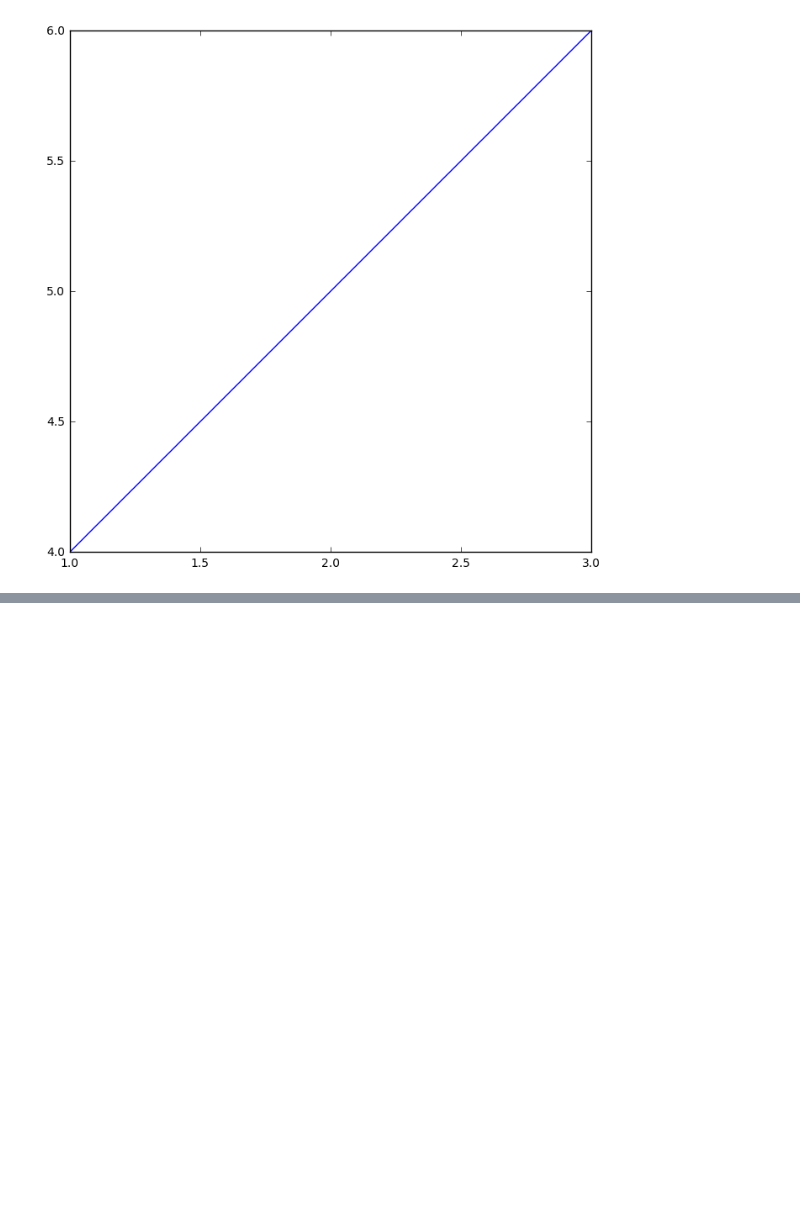
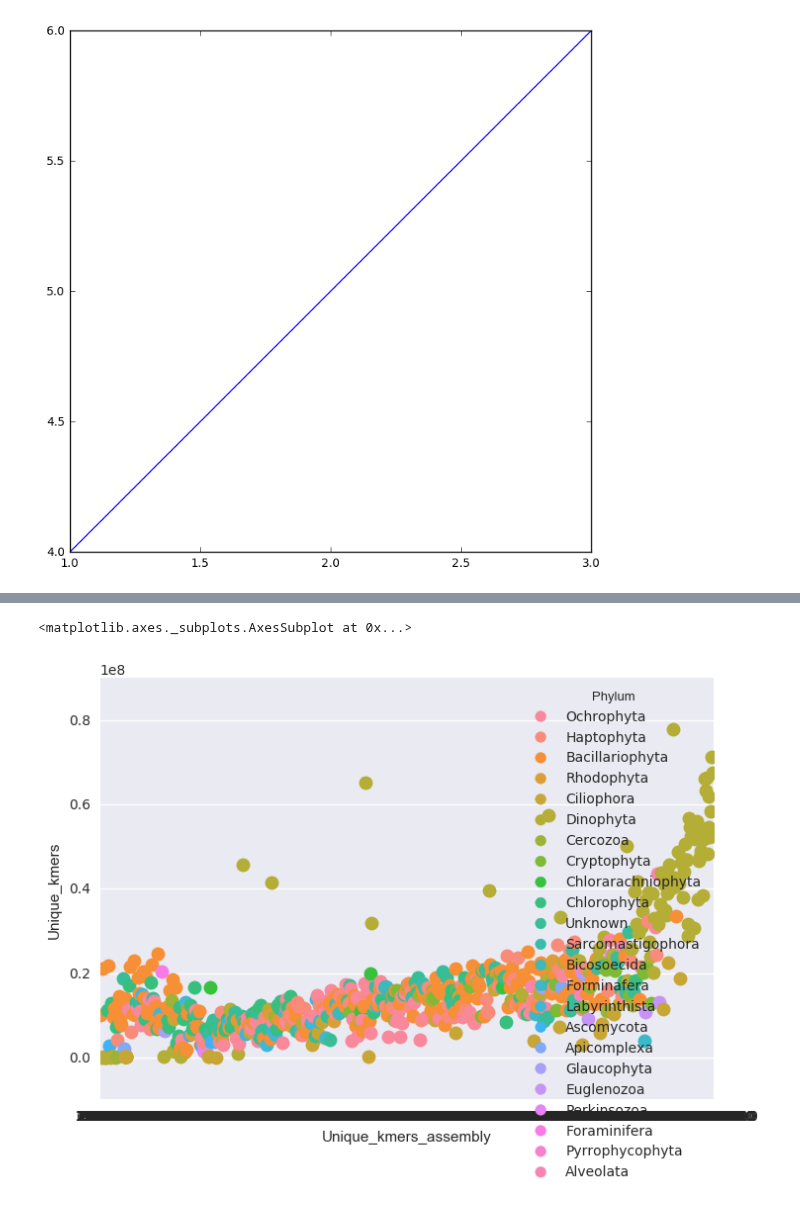
Before and after one commit to johnsolk/MMETSP, a Jupyter notebook: notebooks/ASLO_talk_figures.ipynb, the cells around one changed output, grey strips where cells are left out. Cells and saved outputs as stored; diff of their text form; code cells hidden in the pictures; blank space fills up the shorter version.

```diff
--- a/notebooks/ASLO_talk_figures.ipynb
+++ b/notebooks/ASLO_talk_figures.ipynb
@@ -135,0 +217,6 @@ axs.plot([1,2,3],[4,5,6])
+# %%
+import seaborn as sns
+sns.swarmplot(x="Unique_kmers_assembly", y="Unique_kmers", data=kmers_frame, hue="Phylum", size=10)
+# %% [output]
+<matplotlib.axes._subplots.AxesSubplot at 0x...>
+[figure, added]
```
Also changed, not shown: parts of 15 cells of this notebook, 18 other files.
